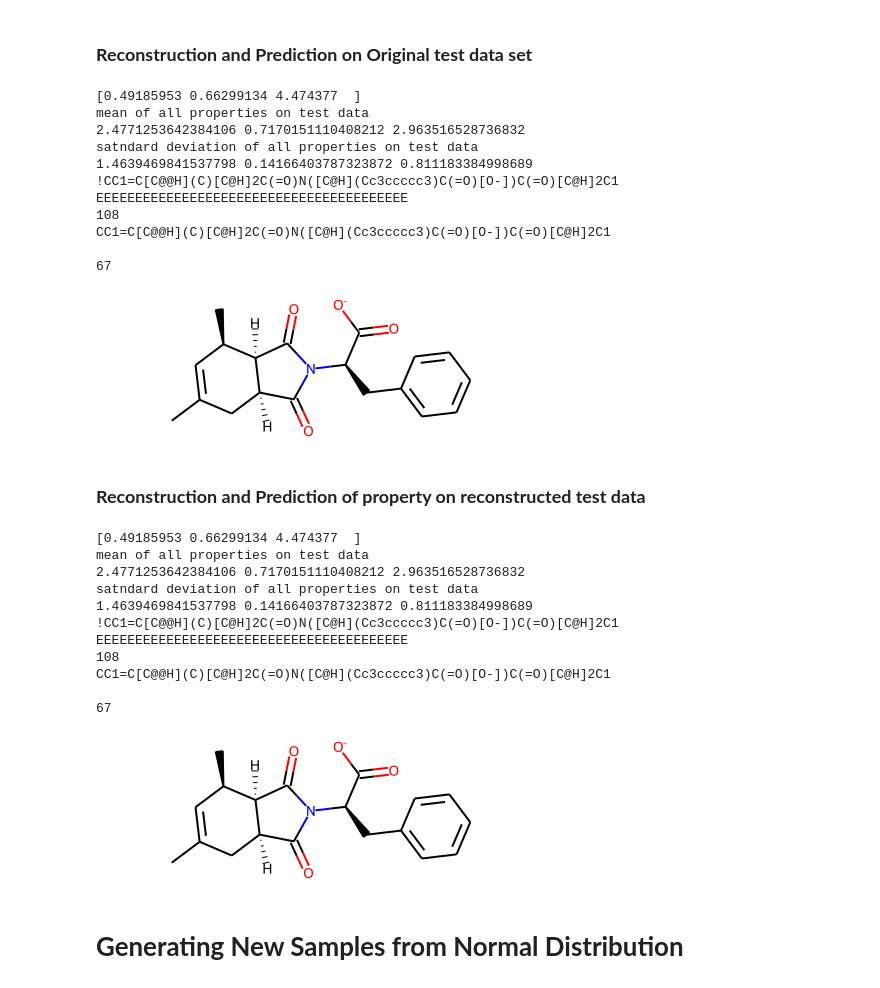
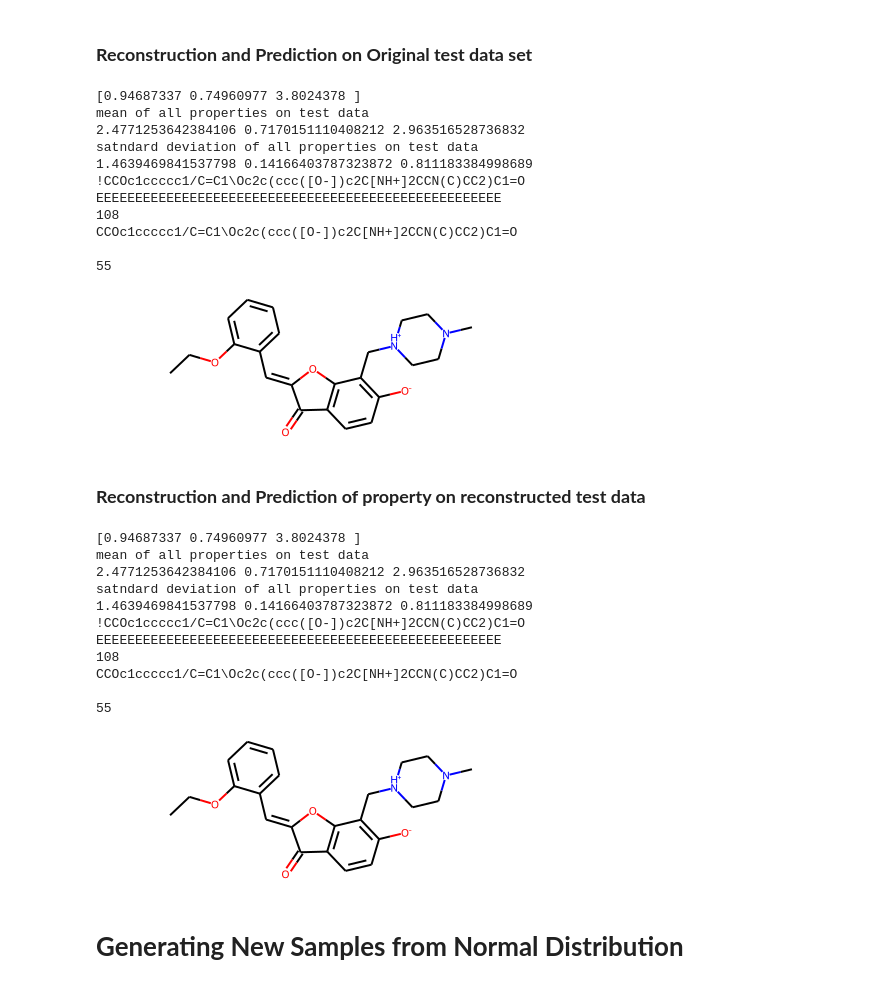
Before and after one commit to chandagrover/Machine-Learning, a Jupyter notebook: 4SMILEVAEMultipleProperty.ipynb, the cells around one changed output. Saved outputs shown, nothing was run; the diff lists cells and outputs as text; code cells hidden in the pictures.

```diff
--- a/4SMILEVAEMultipleProperty.ipynb
+++ b/4SMILEVAEMultipleProperty.ipynb
@@ -538,38 +541,38 @@ print(reconst_test.shape)
 # %%
 # Going back from vectorized form back to a readable string on original test data
 
 # Prediction
-idx=147
+idx=96
 print(predicted_xtest[idx])
 print("mean of all properties on test data")
 print(logp_mean_test, qed_mean_test,SAS_mean_test)
 print("satndard deviation of all properties on test data")
 print(logp_std_test, qed_std_test,SAS_std_test)
 
 
 #Reconstruction
 
 mol="".join([int_to_char[idx] for idx in np.argmax(orig_test[idx,:,:], axis=1)])
 print(mol)
 print(len(mol))
 mol = re.sub('!|E',"", mol)
 print(mol)
 print(len(mol))
 m = Chem.MolFromSmiles(mol)
 m
 # %% [output]
-[0.49185953 0.66299134 4.474377  ]
+[0.94687337 0.74960977 3.8024378 ]
 mean of all properties on test data
 2.4771253642384106 0.7170151110408212 2.963516528736832
 satndard deviation of all properties on test data
 1.4639469841537798 0.14166403787323872 0.811183384998689
-!CC1=C[C@@H](C)[C@H]2C(=O)N([C@H](Cc3ccccc3)C(=O)[O-])C(=O)[C@H]2C1
-EEEEEEEEEEEEEEEEEEEEEEEEEEEEEEEEEEEEEEEE
+!CCOc1ccccc1/C=C1\Oc2c(ccc([O-])c2C[NH+]2CCN(C)CC2)C1=O
+EEEEEEEEEEEEEEEEEEEEEEEEEEEEEEEEEEEEEEEEEEEEEEEEEEEE
 108
-CC1=C[C@@H](C)[C@H]2C(=O)N([C@H](Cc3ccccc3)C(=O)[O-])C(=O)[C@H]2C1
+CCOc1ccccc1/C=C1\Oc2c(ccc([O-])c2C[NH+]2CCN(C)CC2)C1=O
 
-67
+55
-[figure, old version]
+[figure, new version]
 # %% [markdown]
 ### **Reconstruction and Prediction of property on reconstructed test data**
 # %%
@@ -592,18 +595,18 @@ print(len(mol))
 m = Chem.MolFromSmiles(mol)
 m
 # %% [output]
-[0.49185953 0.66299134 4.474377  ]
+[0.94687337 0.74960977 3.8024378 ]
 mean of all properties on test data
 2.4771253642384106 0.7170151110408212 2.963516528736832
 satndard deviation of all properties on test data
 1.4639469841537798 0.14166403787323872 0.811183384998689
-!CC1=C[C@@H](C)[C@H]2C(=O)N([C@H](Cc3ccccc3)C(=O)[O-])C(=O)[C@H]2C1
-EEEEEEEEEEEEEEEEEEEEEEEEEEEEEEEEEEEEEEEE
+!CCOc1ccccc1/C=C1\Oc2c(ccc([O-])c2C[NH+]2CCN(C)CC2)C1=O
+EEEEEEEEEEEEEEEEEEEEEEEEEEEEEEEEEEEEEEEEEEEEEEEEEEEE
 108
-CC1=C[C@@H](C)[C@H]2C(=O)N([C@H](Cc3ccccc3)C(=O)[O-])C(=O)[C@H]2C1
+CCOc1ccccc1/C=C1\Oc2c(ccc([O-])c2C[NH+]2CCN(C)CC2)C1=O
 
-67
+55
-[figure, old version]
+[figure, new version]
 # %% [markdown]
 # **Generating New Samples from Normal Distribution**
 # %%
```
Also changed, not shown: parts of 10 cells of this notebook.
